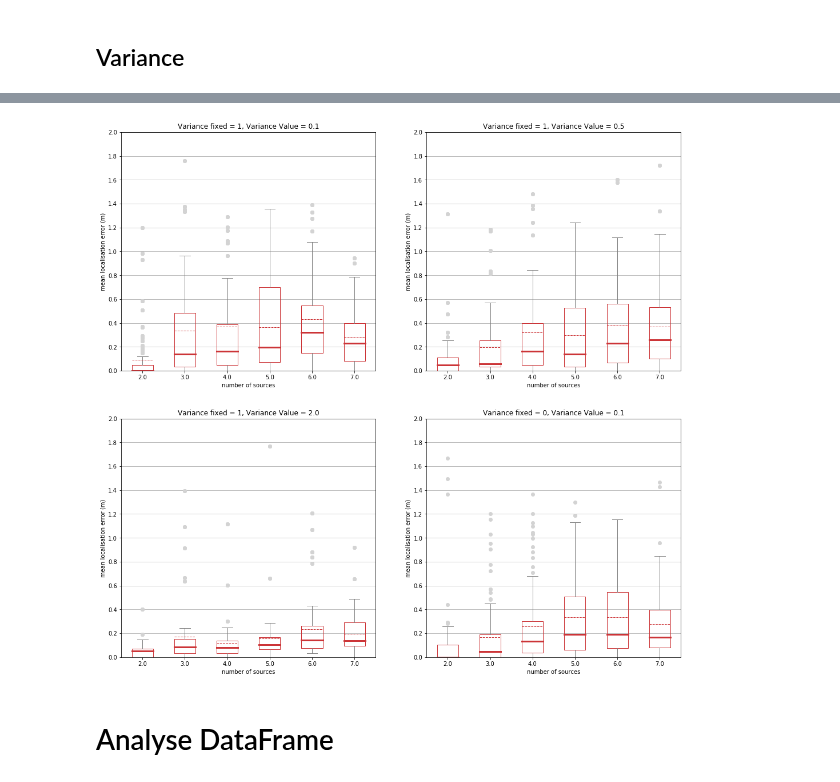
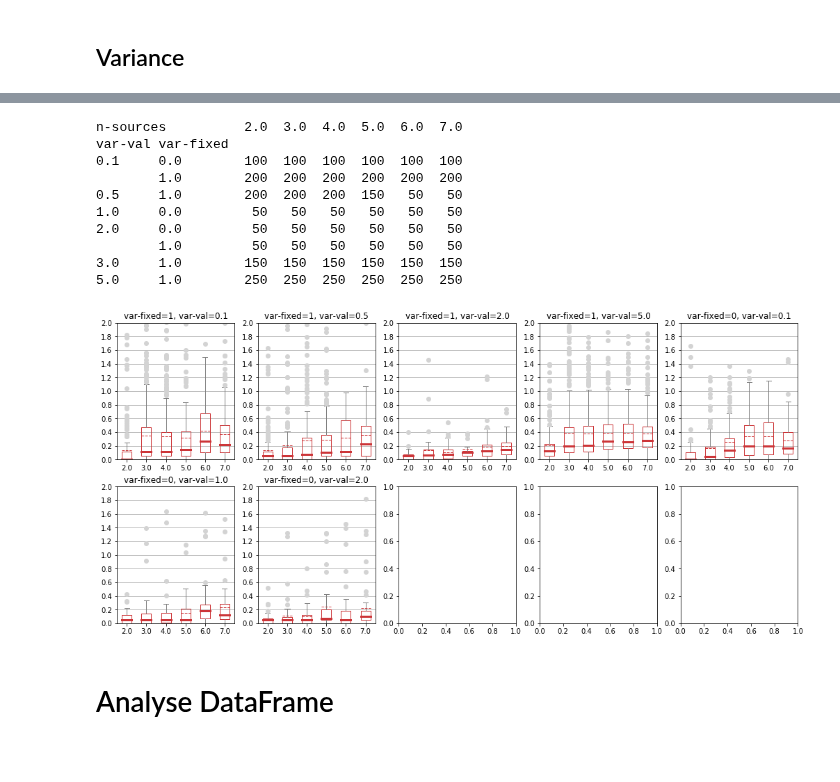
Before and after one commit to jannismain/fau-lnt-source-tracking-code, a Jupyter notebook: python/analysis-mean-err.ipynb, the cells around one changed output, grey strips where cells are left out. Drawn from its saved outputs; the diff is of its cells as text; code cells hidden in the pictures; blank space fills up the shorter version.

```diff
--- a/python/analysis-mean-err.ipynb
+++ b/python/analysis-mean-err.ipynb
@@ -16,7 +16,7 @@ import numpy as np
 import matplotlib.pyplot as plt
 from matplotlib2tikz import save as _tikz_save
 
-pd.set_option('display.precision', 6,
+pd.set_option('display.precision', 2,
               'display.width', 300,
               'display.chop_threshold', 0.0001,
               'display.expand_frame_repr', False,
@@ -93,6 +93,15 @@ def round_to_two(x):
         ret.append(round(x, 2))
     return ret
 
+def ticks_restrict_to_integer(axis):
+    """Restrict the ticks on the given axis to be at least integer,
+    that is no half ticks at 1.5 for example.
+    """
+    from matplotlib.ticker import MultipleLocator
+    major_tick_locs = axis.get_majorticklocs()
+    if len(major_tick_locs) < 2 or major_tick_locs[1] - major_tick_locs[0] < 1:
+        axis.set_major_locator(MultipleLocator(1))
+
 def adjust_y_axis(step_size, digits=0, min=None, ax=None):
     if ~ax:
         plt.axes()
@@ -141,11 +150,16 @@ def style_boxplot(boxplots, fig=None, axes=None):
     if axes:
         for ax in axes:
             ax.set_title("")
-            ax.set_xlabel("number of sources")
-            ax.set_ylabel("mean localisation error (m)")
+#             ax.set_xlabel("number of sources")
+#             ax.set_ylabel("mean localisation error (m)")
+            ax.set_xlabel("")
+            ax.set_ylabel("")
             ax.grid(axis="x")
             ax.set_ylim([0, 2])
             ax.set_yticks(np.arange(0, 2.1, 0.2))
+#             ax.set_xticks([2,3,4,5,6,7])
+#             ticks_restrict_to_integer(ax.get_xaxis())
+#             ax.get_xaxis().set_major_formatter("%0.2f")
     if fig:
         fig.suptitle('')
 
@@ -563,25 +528,40 @@ var-val
+# %%
+dfp = dft.pivot_table("x1", index=["n-sources"], columns=["var-val","var-fixed"], aggfunc='count').transpose()
+print(dfp)
+# %% [output]
+n-sources          2.0  3.0  4.0  5.0  6.0  7.0
+var-val var-fixed
+0.1     0.0        100  100  100  100  100  100
+        1.0        200  200  200  200  200  200
+0.5     1.0        200  200  200  150   50   50
+1.0     0.0         50   50   50   50   50   50
+2.0     0.0         50   50   50   50   50   50
+        1.0         50   50   50   50   50   50
+3.0     1.0        150  150  150  150  150  150
+5.0     1.0        250  250  250  250  250  250
 # %%
 # dfp = df.pivot_table("err-mean", index=["description", "wd"], columns="n-sources", aggfunc='mean').transpose()
 # dfp.boxplot(column=("n-sources", "var", "var-val"))
-plt.subplots(2,2, figsize=(17,17))
+spgrid = (2,5)
+plt.subplots(spgrid[0],spgrid[1], figsize=(17,8))
 ax = list()
-for i in range(1,5):
-    ax.append(plt.subplot(2,2,i))
+for i in range(1,spgrid[0]*spgrid[1]+1):
+    ax.append(plt.subplot(spgrid[0],spgrid[1],i))
 
 plt.subplots_adjust()
 i=0
-for vv, vf in [(0.1,1), (0.5,1), (2.0,1), (0.1,0)]:
+for vv, vf in [(0.1,1), (0.5,1), (1.0,1), (2.0,1), (5.0,1), (0.1, 0), (0.5, 0), (1.0, 0), (2.0, 0), (5.0, 0)]:
     dftt = dft[dft["var-val"]==vv]
     dftt = dftt[dftt["var-fixed"]==vf]
     try:
         bp = dftt.boxplot('err-mean', by=["n-sources"], return_type='both', figsize=(6,  6), showmeans=True, meanline=True, ax=ax[i])
         style_boxplot(bp)
-        ax[i].set_title("Variance fixed = {}, Variance Value = {}".format(vf, vv))
+        ax[i].set_title("var-fixed={}, var-val={}".format(vf, vv))
         i+=1
     except ValueError:
         continue
 # %% [output]
-[figure, old version]
+[figure, new version]
 # %% [markdown]
 # Analyse DataFrame
 # %% [markdown]
```
Also changed, not shown: parts of 8 cells of this notebook, 1 other file.
